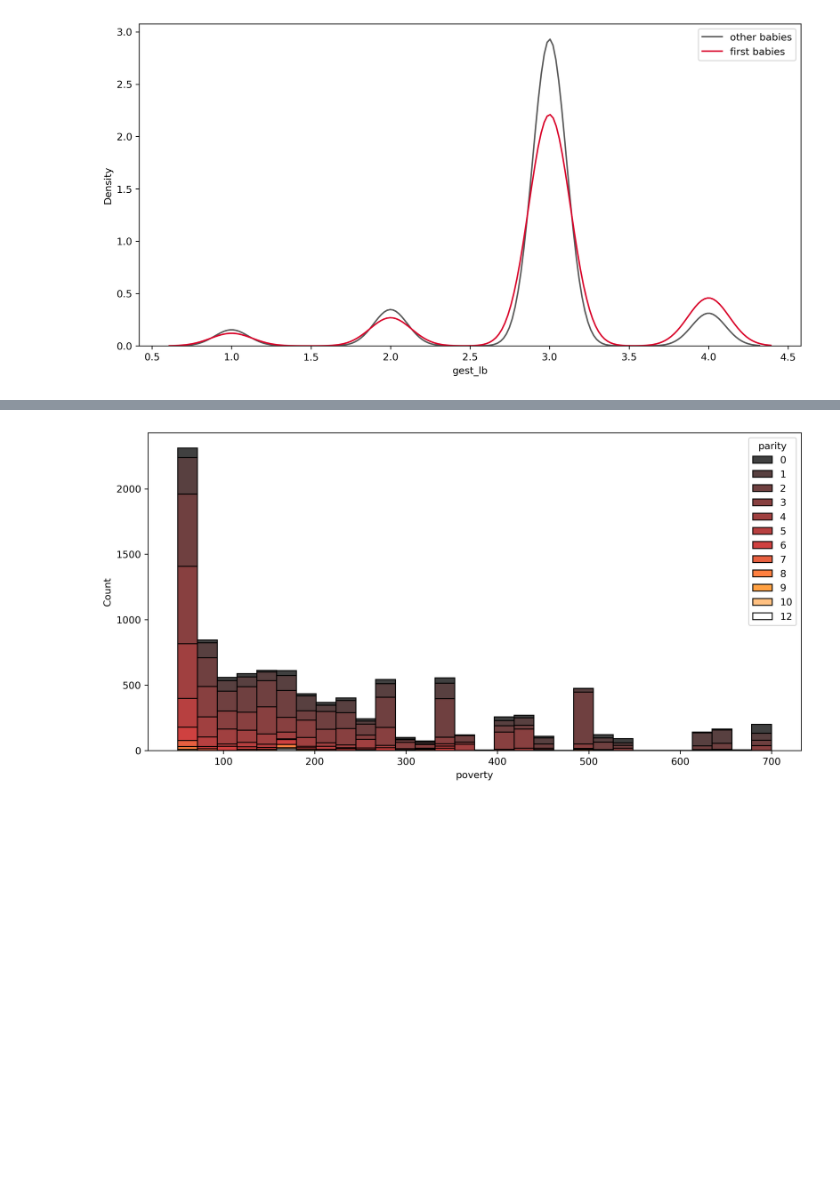
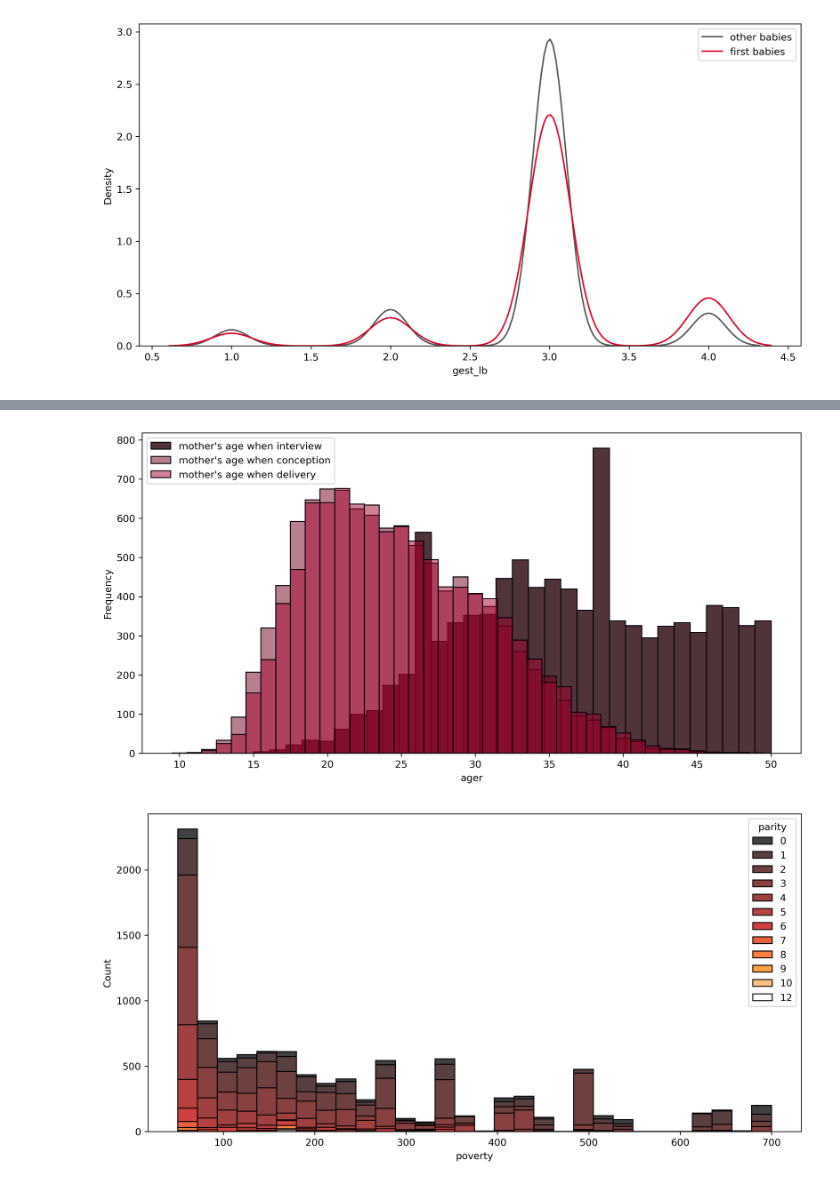
Before and after one commit to ashen007/National-Survey-of-Family-Growth, a Jupyter notebook: National Survey of Family Growth/Notebooks/pregnancy.ipynb, the cells around one changed output, grey strips where cells are left out. Saved outputs shown, nothing was run; the diff lists cells and outputs as text; code cells hidden in the pictures; blank space fills up the shorter version.

```diff
--- a/National Survey of Family Growth/Notebooks/pregnancy.ipynb
+++ b/National Survey of Family Growth/Notebooks/pregnancy.ipynb
@@ -492,3 +499,29 @@ otherBabies_graph.show()
+# %%
+graphing.create_figure([12, 6], 300)
+graphing.hist(x='ager',
+              stat='frequency',
+              color='#260108',
+              alpha=0.8,
+              bins='fd',
+              label="mother's age when interview")
+graphing.hist(x='agecon',
+              stat='frequency',
+              color='#730220',
+              discrete=True,
+              alpha=0.5,
+              bins='fd',
+              label="mother's age when conception")
+graphing.hist(x='agepreg',
+              stat='frequency',
+              color='#A6032F',
+              discrete=True,
+              alpha=0.5,
+              bins='fd',
+              label="mother's age when delivery")
+plt.legend()
+graphing.show()
+# %% [output]
+[figure, added]
 # %%
 graphing.create_figure([12, 6], 300)
 graphing.hist(x='poverty',
```
Also changed, not shown: parts of 6 cells of this notebook.
